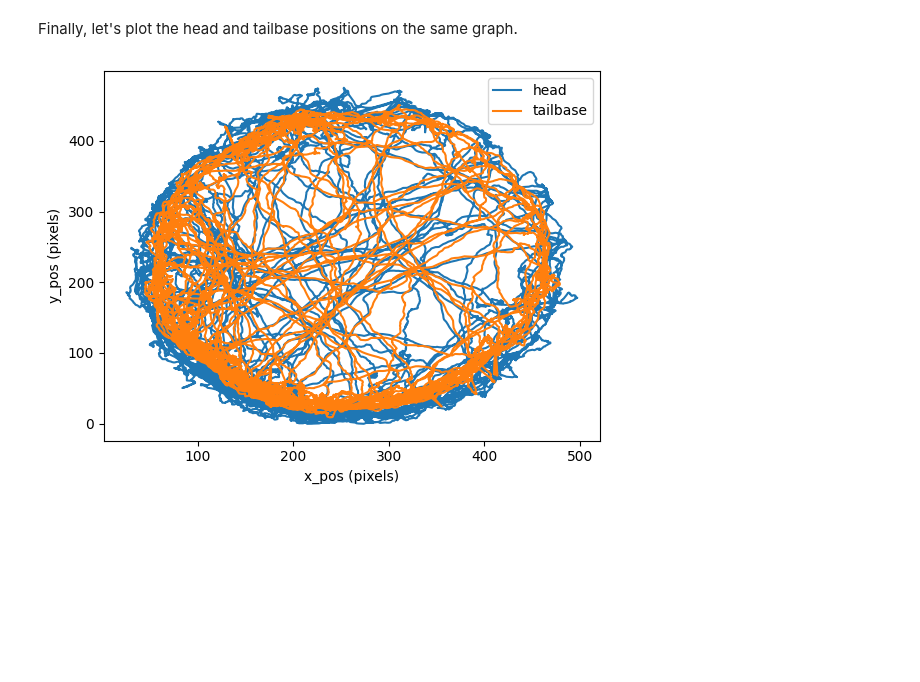
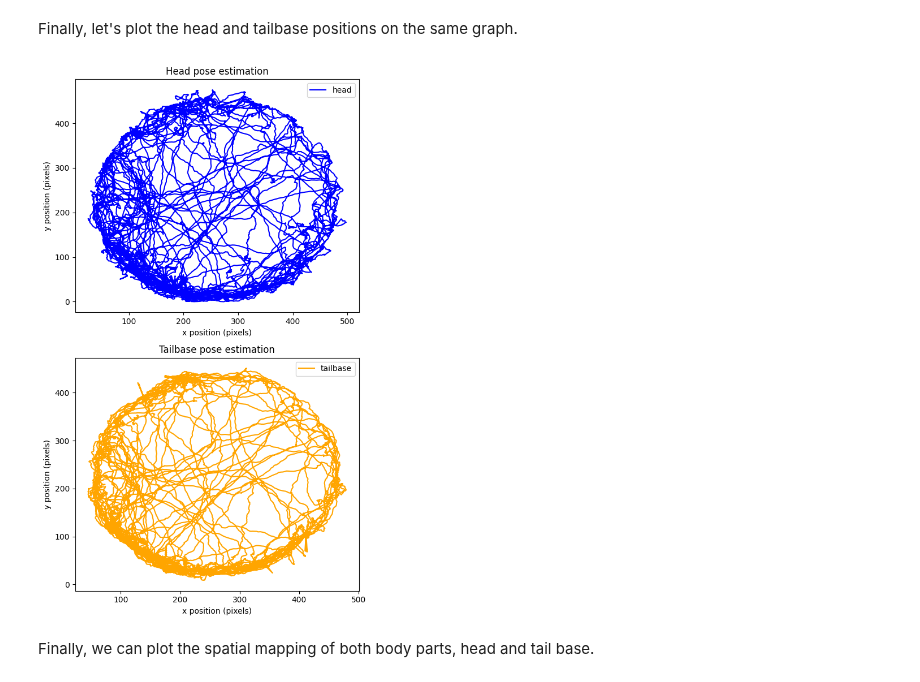
Before and after one commit to datajoint/element-deeplabcut, a Jupyter notebook: notebooks/tutorial.ipynb, the cells around one changed output. Cells and saved outputs as stored; diff of their text form; code cells hidden in the pictures; blank space fills up the shorter version.

```diff
--- a/notebooks/tutorial.ipynb
+++ b/notebooks/tutorial.ipynb
@@ -373,11 +385,23 @@ plt.show()
 # %% [markdown]
 Finally, let's plot the head and tailbase positions on the same graph.
-# %%
-plt.plot(head_data['x_pos'], head_data['y_pos'], label='head')
-plt.plot(tail_data['x_pos'], tail_data['y_pos'], label='tailbase')
-plt.xlabel('x_pos (pixels)')
-plt.ylabel('y_pos (pixels)')
-plt.legend()
-plt.show()
-# %% [output]
-[figure, removed]
+# %%
+fig, axs = plt.subplots(2,1, figsize=(6,10))
+
+axs[0].set_title('Head pose estimation')
+axs[0].plot(head_data['x_pos'], head_data['y_pos'],label='head',color='blue')
+axs[0].set_xlabel('x position (pixels)')
+axs[0].set_ylabel('y position (pixels)')
+axs[0].legend()
+
+axs[1].set_title('Tailbase pose estimation')
+axs[1].plot(tail_data['x_pos'], tail_data['y_pos'], label='tailbase',color='orange')
+axs[1].set_xlabel('x position (pixels)')
+axs[1].set_ylabel('y position (pixels)')
+axs[1].legend()
+
+plt.tight_layout()
+plt.show()
+# %% [output]
+[figure, added]
+# %% [markdown]
+Finally, we can plot the spatial mapping of both body parts, head and tail base.
```
Also changed, not shown: parts of 13 cells of this notebook.
